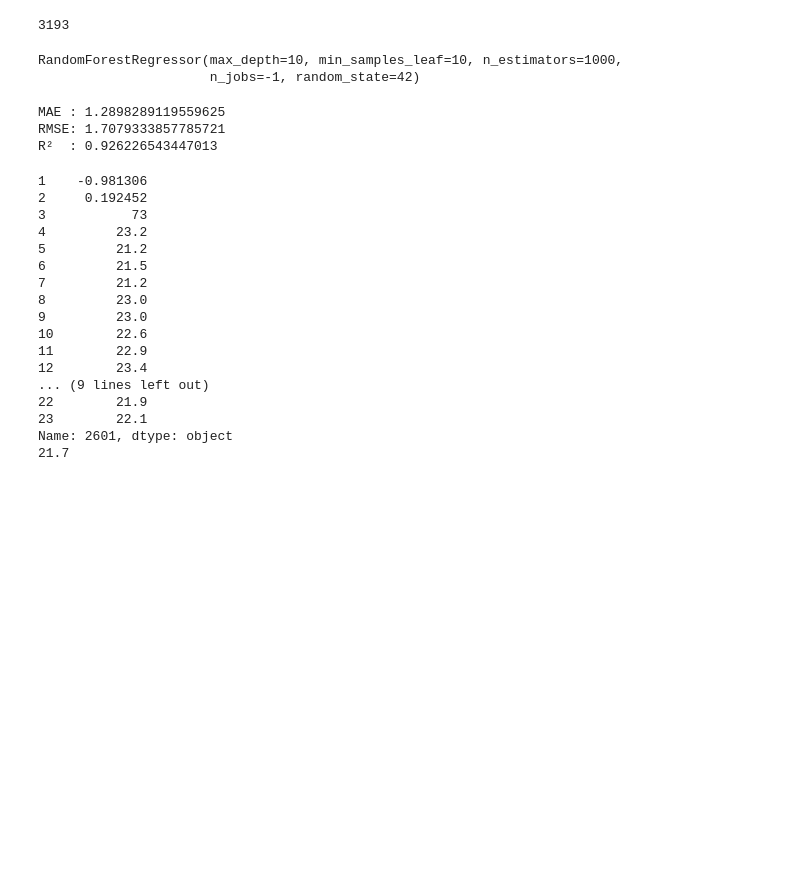
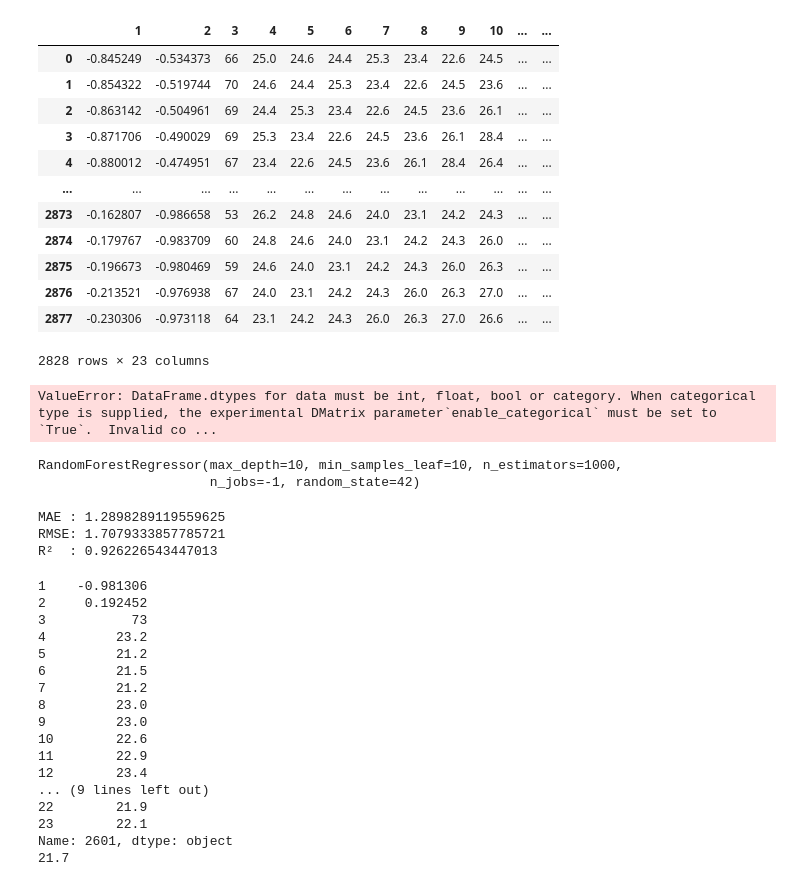
Before and after one commit to AdanMedin/proyecto_aemet, a Jupyter notebook: RF_MODEL.ipynb, the cells around one changed output. Drawn from its saved outputs; the diff is of its cells as text; code cells hidden in the pictures; blank space fills up the shorter version.

```diff
--- a/RF_MODEL.ipynb
+++ b/RF_MODEL.ipynb
@@ -115,6 +132,37 @@ df_estacion_Y_test : pd.DataFrame=df_estacion_Y.iloc[-corte:]
+# %%
+df_estacion_X_train
+# %% [output]
+|  | 1 | 2 | 3 | 4 | 5 | 6 | 7 | 8 | 9 | 10 | ... | ... |
+| 0 | -0.845249 | -0.534373 | 66 | 25.0 | 24.6 | 24.4 | 25.3 | 23.4 | 22.6 | 24.5 | ... | ... |
+| 1 | -0.854322 | -0.519744 | 70 | 24.6 | 24.4 | 25.3 | 23.4 | 22.6 | 24.5 | 23.6 | ... | ... |
+| 2 | -0.863142 | -0.504961 | 69 | 24.4 | 25.3 | 23.4 | 22.6 | 24.5 | 23.6 | 26.1 | ... | ... |
+| 3 | -0.871706 | -0.490029 | 69 | 25.3 | 23.4 | 22.6 | 24.5 | 23.6 | 26.1 | 28.4 | ... | ... |
+| 4 | -0.880012 | -0.474951 | 67 | 23.4 | 22.6 | 24.5 | 23.6 | 26.1 | 28.4 | 26.4 | ... | ... |
+| ... | ... | ... | ... | ... | ... | ... | ... | ... | ... | ... | ... | ... |
+| 2873 | -0.162807 | -0.986658 | 53 | 26.2 | 24.8 | 24.6 | 24.0 | 23.1 | 24.2 | 24.3 | ... | ... |
+| 2874 | -0.179767 | -0.983709 | 60 | 24.8 | 24.6 | 24.0 | 23.1 | 24.2 | 24.3 | 26.0 | ... | ... |
+| 2875 | -0.196673 | -0.980469 | 59 | 24.6 | 24.0 | 23.1 | 24.2 | 24.3 | 26.0 | 26.3 | ... | ... |
+| 2876 | -0.213521 | -0.976938 | 67 | 24.0 | 23.1 | 24.2 | 24.3 | 26.0 | 26.3 | 27.0 | ... | ... |
+| 2877 | -0.230306 | -0.973118 | 64 | 23.1 | 24.2 | 24.3 | 26.0 | 26.3 | 27.0 | 26.6 | ... | ... |
+2828 rows × 23 columns
 # %%
+import xgboost as xgb
+from sklearn.metrics import mean_absolute_error, mean_squared_error, root_mean_squared_error, r2_score
+
+model: xgb.XGBRegressor = xgb.XGBRegressor(
+    random_state=42,
+    n_estimators=800,
+    learning_rate=0.01
+    )
+
+model.fit(df_estacion_X_train, df_estacion_Y_train)
+yhat: np.ndarray = model.predict(df_estacion_X_test)
+print("MAE", mean_absolute_error(df_estacion_Y_test, yhat))
+print("MSE", mean_squared_error(df_estacion_Y_test, yhat))
+print("RMSE", root_mean_squared_error(df_estacion_Y_test, yhat))
+print("R2", r2_score(df_estacion_Y_test, yhat))
 # %% [output]
-3193
+ValueError: DataFrame.dtypes for data must be int, float, bool or category. When categorical type is supplied, the experimental DMatrix parameter`enable_categorical` must be set to `True`.  Invalid co ...
 # %%
 modelo = RandomForestRegressor(
     n_estimators=1000,
```
Also changed, not shown: parts of 3 cells of this notebook, 2 other files.
